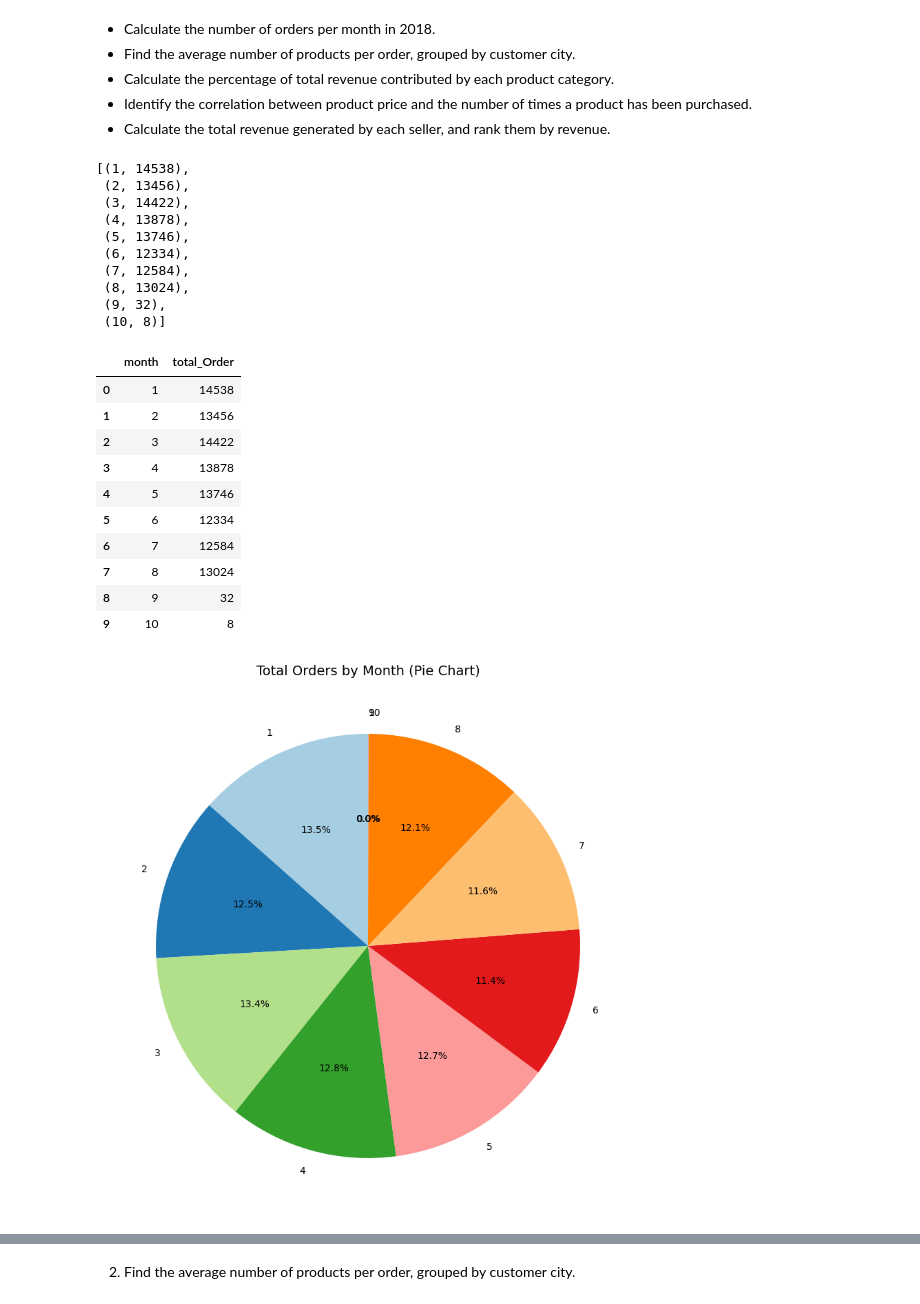
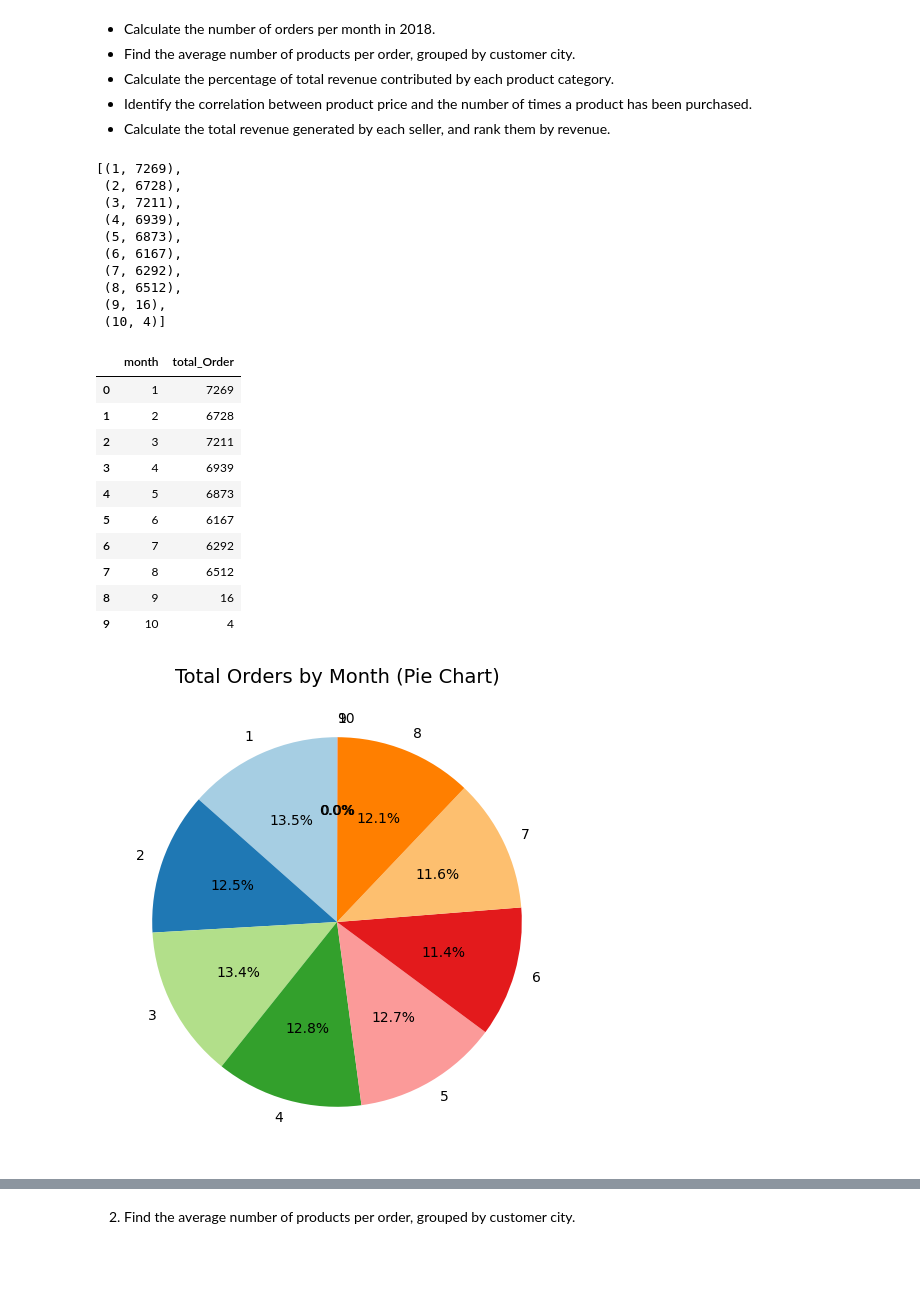
Before and after one commit to Roksana18cse04/SQL_and_Python_DataAnalysis, a Jupyter notebook: python_SQL_Ecommerce.ipynb, the cells around one changed output, grey strips where cells are left out. Drawn from its saved outputs; the diff is of its cells as text; code cells hidden in the pictures; blank space fills up the shorter version.

```diff
--- a/python_SQL_Ecommerce.ipynb
+++ b/python_SQL_Ecommerce.ipynb
@@ -9,7 +11,7 @@ db = mysql.connector.connect(
     host="127.0.0.1",
     user="root",
     password="Roksana@2000",
-    database="XYZ_Company"
+    database="Ecommerce"
 )
 curs = db.cursor()
 # %% [markdown]
@@ -357,45 +359,45 @@ data = curs.fetchall()
 curs.close()
 data
 # %% [output]
-[(1, 14538),
- (2, 13456),
- (3, 14422),
- (4, 13878),
- (5, 13746),
- (6, 12334),
- (7, 12584),
- (8, 13024),
- (9, 32),
- (10, 8)]
+[(1, 7269),
+ (2, 6728),
+ (3, 7211),
+ (4, 6939),
+ (5, 6873),
+ (6, 6167),
+ (7, 6292),
+ (8, 6512),
+ (9, 16),
+ (10, 4)]
 # %%
 df=pd.DataFrame(data,columns=["month","total_Order"])
 df
 # %% [output]
 |  | month | total_Order |
-| 0 | 1 | 14538 |
-| 1 | 2 | 13456 |
-| 2 | 3 | 14422 |
-| 3 | 4 | 13878 |
-| 4 | 5 | 13746 |
-| 5 | 6 | 12334 |
-| 6 | 7 | 12584 |
-| 7 | 8 | 13024 |
-| 8 | 9 | 32 |
-| 9 | 10 | 8 |
+| 0 | 1 | 7269 |
+| 1 | 2 | 6728 |
+| 2 | 3 | 7211 |
+| 3 | 4 | 6939 |
+| 4 | 5 | 6873 |
+| 5 | 6 | 6167 |
+| 6 | 7 | 6292 |
+| 7 | 8 | 6512 |
+| 8 | 9 | 16 |
+| 9 | 10 | 4 |
 # %%
 # Pie Chart
-plt.figure(figsize=(10, 10))
+plt.figure(figsize=(6,6))
 plt.pie(
     df["total_Order"],
     labels=df["month"],
     autopct="%1.1f%%",
     startangle=90,
     colors=plt.cm.Paired.colors
 )
 plt.title("Total Orders by Month (Pie Chart)", fontsize=14)
 plt.show()
 # %% [output]
-[figure, old version]
+[figure, new version]
 # %%
 # Calculate the number of orders per month in 2018.
 # Ensure the cursor is reset
```
Also changed, not shown: parts of 34 cells of this notebook.
